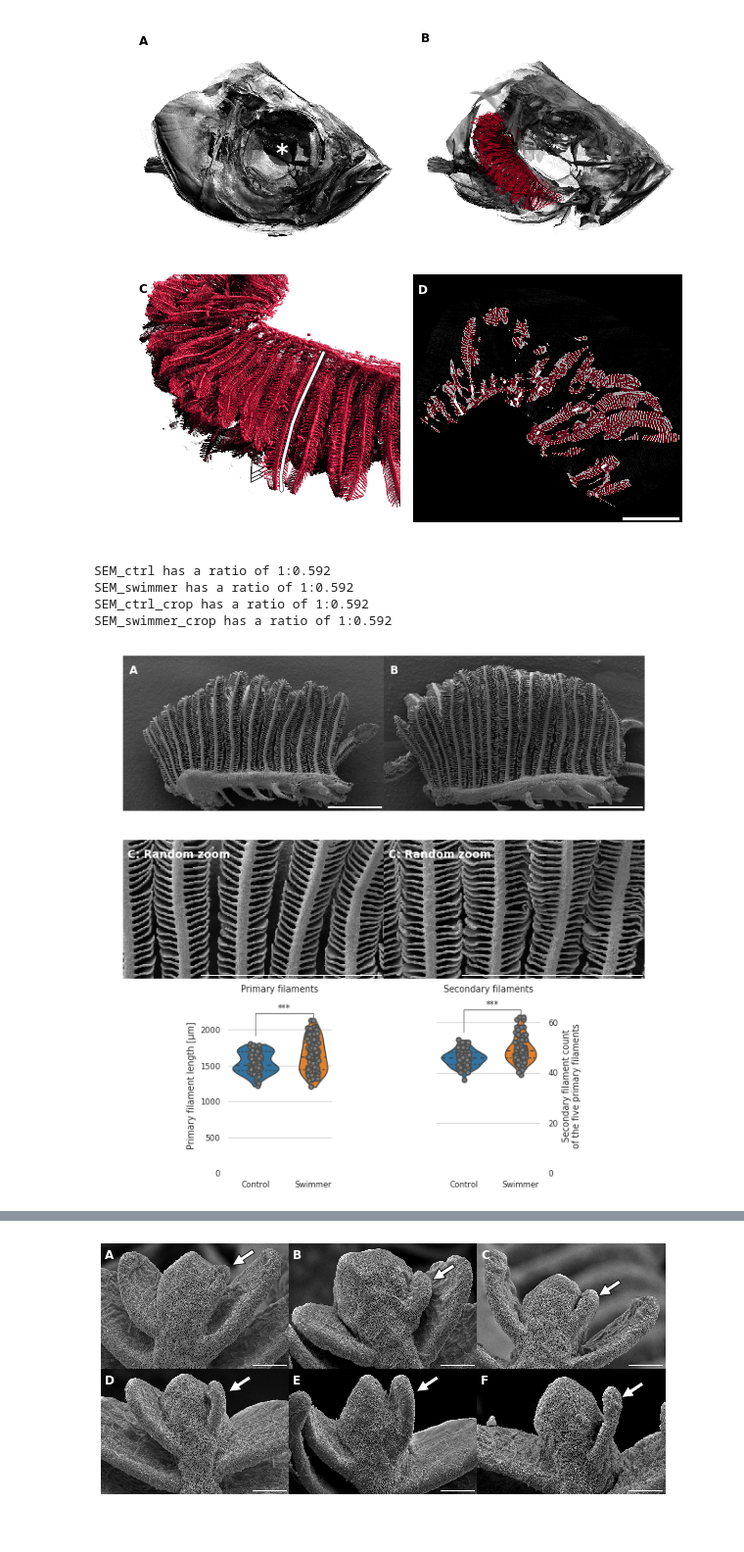
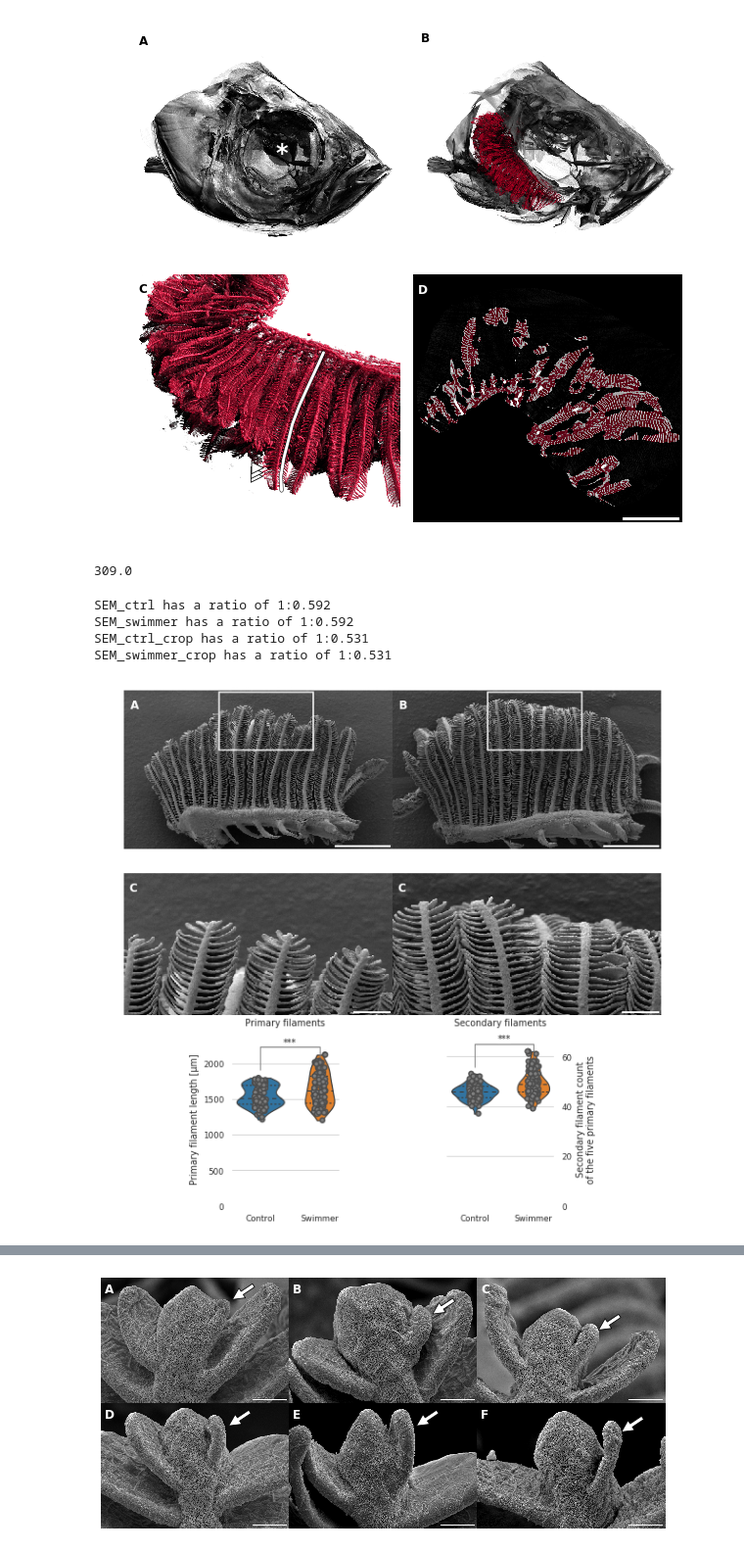
Before and after one commit to habi/Zebra-Fish-Gills, a Jupyter notebook: Gills-Analysis.ipynb, the cells around one changed output, grey strips where cells are left out. Shown at 98% size. Drawn from its saved outputs; the diff is of its cells as text; code cells hidden in the pictures.

Commit message:
Fig03 with zoom to gill tips

```diff
--- a/Gills-Analysis.ipynb
+++ b/Gills-Analysis.ipynb
@@ -3336,22 +3337,31 @@ plt.show()
 Head (A) has a ratio of 1:0.921
 TwoD (D) has a ratio of 1:0.836
 [figure]
+# %%
+(500 * 0.618)
+# %% [output]
+309.0
 # %%
 # Fig 03: SEM gill overview whole arches and the quantification: no. and length of filaments: one panel
-plt.rcParams['figure.figsize'] = (8, 2 + 8*numpy.mean((0.592, 0.592, 0.592, 0.592)))
+# We want to show a crop in the second row
+crop=500
+shift=300
+plt.rcParams['figure.figsize'] = (8, 2 + 8 * numpy.mean((0.592, 0.592, 0.531, 0.531)))
+# Show originals
 plt.subplot(321)
 SEM_ctrl = imageio.imread('Figure-Originals/MMC5,3.TIF')
 bottomshave = 125
 plt.imshow(SEM_ctrl[:-bottomshave,:])
+# Zoom in
+plt.gca().add_patch(patches.Rectangle((crop, round((crop * .618) - shift)),
+                                      crop, crop * .618,
+                                      linewidth=1.5,
+                                      edgecolor='w',
+                                      facecolor='none'))
 print('SEM_ctrl has a ratio of 1:%0.3f' % (numpy.shape(SEM_ctrl[:-bottomshave,:])[0] /
                                            numpy.shape(SEM_ctrl[:-bottomshave,:])[1]))
-# Pixel size is 3um, as given in the TIFF files
-pixelsize_sem = 3
 # Pixel size is 1.7 um for the larger SEM images, as measured on the scale bar
 pixelsize_sem = 1 / 0.589
-
-# JEB doesn't want a label on the scale bars
-# We turn it off with the help of https://github.com/ppinard/matplotlib-scalebar/issues/13
 plt.gca().add_artist(ScaleBar(pixelsize_sem,
                               'um',
                               fixed_value=500,
@@ -3363,34 +3373,38 @@ SEM_swimmer = imageio.imread('Figure-Originals/MMS5,3.TIF')
 plt.imshow(SEM_swimmer[:-bottomshave,:])
 print('SEM_swimmer has a ratio of 1:%0.3f' % (numpy.shape(SEM_swimmer[:-bottomshave,:])[0] /
                                               numpy.shape(SEM_swimmer[:-bottomshave,:])[1]))
+plt.gca().add_patch(patches.Rectangle((crop, round((crop * .618) - shift)),
+                                      crop, crop * .618,
+                                      linewidth=1.5,
+                                      edgecolor='w',
+                                      facecolor='none'))
 plt.gca().add_artist(ScaleBar(pixelsize_sem,
                               'um',
                               fixed_value=500,
                               label_formatter = lambda x, y:''))
 image_label(SEM_swimmer, 'B')
 plt.axis('off')
+# Show zoom
 plt.subplot(323)
-crop=500
-plt.imshow(SEM_ctrl[:-bottomshave,:][round(crop*.618):-round(crop*.618),crop:-crop])
-image_label(SEM_ctrl[:-bottomshave,:][round(crop*.618):-round(crop*.618),crop:-crop],
-            'C: Random zoom')
-print('SEM_ctrl_crop has a ratio of 1:%0.3f' % (numpy.shape(SEM_ctrl[:-bottomshave,:])[0] /
-                                                numpy.shape(SEM_ctrl[:-bottomshave,:])[1]))
-
+plt.imshow(SEM_ctrl[:-bottomshave,:][round(crop*.618)-shift:-round(crop*.618)-shift,crop:-crop])
+image_label(SEM_ctrl[:-bottomshave,:][round(crop*.618)-shift:-round(crop*.618)-shift,crop:-crop],
+            'C')
+print('SEM_ctrl_crop has a ratio of 1:%0.3f' % (numpy.shape(SEM_ctrl[:-bottomshave,:][round(crop*.618)-shift:-round(crop*.618)-shift,crop:-crop])[0] /
+                                                numpy.shape(SEM_ctrl[:-bottomshave,:][round(crop*.618)-shift:-round(crop*.618)-shift,crop:-crop])[1]))
 plt.gca().add_artist(ScaleBar(pixelsize_sem,
                               'um',
-                              fixed_value=500,
+                              fixed_value=100,
                               label_formatter = lambda x, y:''))
 plt.axis('off')
 plt.subplot(324)
-plt.imshow(SEM_swimmer[:-bottomshave,:][round(crop*.618):-round(crop*.618),crop:-crop])
-image_label(SEM_swimmer[:-bottomshave,:][round(crop*.618):-round(crop*.618),crop:-crop],
-            'C: Random zoom')
-print('SEM_swimmer_crop has a ratio of 1:%0.3f' % (numpy.shape(SEM_swimmer[:-bottomshave,:])[0] /
-                                                numpy.shape(SEM_swimmer[:-bottomshave,:])[1]))
+plt.imshow(SEM_swimmer[:-bottomshave,:][round(crop*.618)-shift:-round(crop*.618)-shift,crop:-crop])
+image_label(SEM_swimmer[:-bottomshave,:][round(crop*.618)-shift:-round(crop*.618)-shift,crop:-crop],
+            'C')
+print('SEM_swimmer_crop has a ratio of 1:%0.3f' % (numpy.shape(SEM_swimmer[:-bottomshave,:][round(crop*.618)-shift:-round(crop*.618)-shift,crop:-crop])[0] /
+                                                   numpy.shape(SEM_swimmer[:-bottomshave,:][round(crop*.618)-shift:-round(crop*.618)-shift,crop:-crop])[1]))
 plt.gca().add_artist(ScaleBar(pixelsize_sem,
                               'um',
-                              fixed_value=500,
+                              fixed_value=100,
                               label_formatter = lambda x, y:''))
 plt.axis('off')
 # Display both count and length in the same plot
@@ -3425,36 +3439,36 @@ seaborn.stripplot(data=Filaments[['Control Count',
                                   'Swimmer Count']],
                   jitter=True,
                   dodge=True,
                   s=5,
                   linewidth=1.5,
                   color='gray')
 significance_bar(0,
                  1,
                  numpy.max(Filaments[['Control Count',
                                       'Swimmer Count']].max()),
                  p_value_filament_count)
 plt.gca().yaxis.tick_right()
 plt.gca().yaxis.set_label_position('right')
 plt.gca().yaxis.set_ticks_position('none')
 plt.ylim(ymax=70)
 plt.ylabel('Secondary filament count\nof the five primary filaments')
 plt.gca().set_xticklabels(['Control', 'Swimmer'])
 if zerotheplots:
     plt.ylim(ymin=0)
 plt.title('Secondary filaments')
 seaborn.despine(offset=10, trim=True, bottom=True, left=True)
 plt.subplots_adjust(0, -0.1, 1, 1.1, 0, 0)
 plt.savefig(os.path.join(OutPutDir,
                          'Fig03.png'),
             bbox_inches='tight',
             pad_inches=0)
 plt.show()
 # %% [output]
 SEM_ctrl has a ratio of 1:0.592
 SEM_swimmer has a ratio of 1:0.592
-SEM_ctrl_crop has a ratio of 1:0.592
-SEM_swimmer_crop has a ratio of 1:0.592
+SEM_ctrl_crop has a ratio of 1:0.531
+SEM_swimmer_crop has a ratio of 1:0.531
-[figure, old version]
+[figure, new version]
 # %%
 # Fig 043: uCT data, measurement of volumes: quantification of volume and filling factor
 plt.rcParams['figure.figsize'] = (8, 6)  # Size up figures a bit
```
Also changed, not shown: parts of 20 cells of this notebook.
